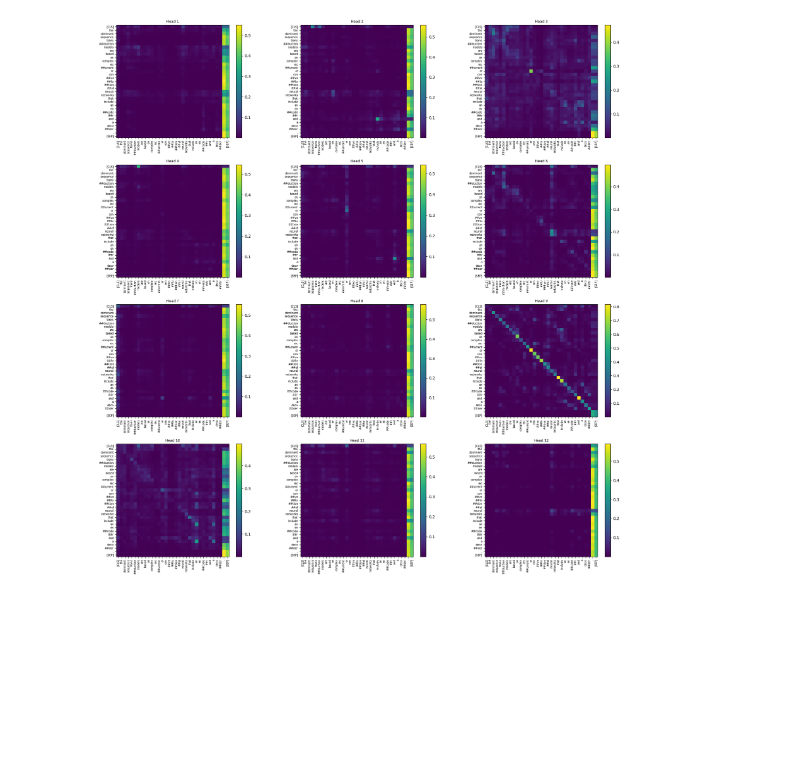
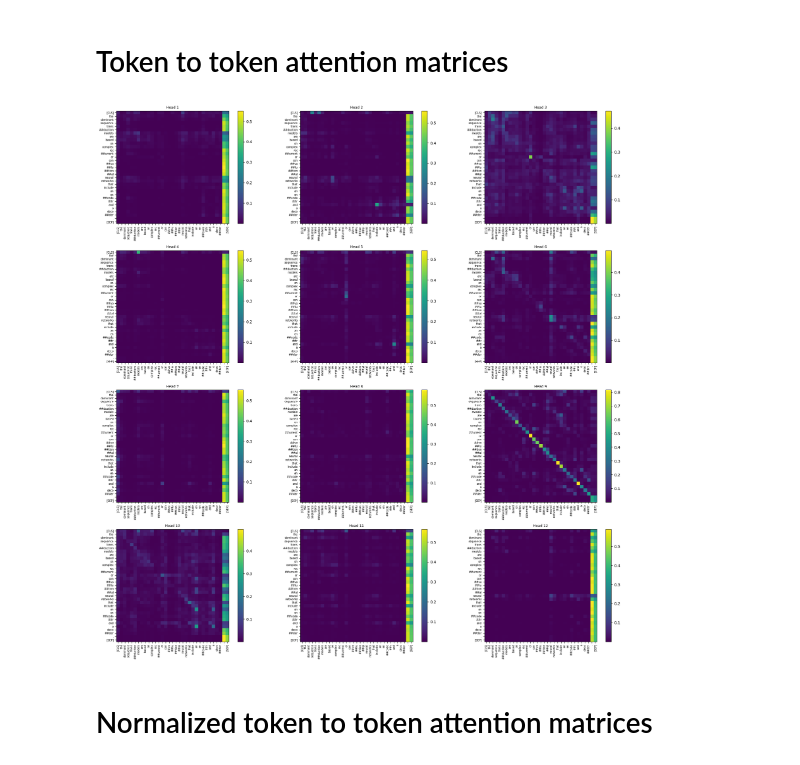
Before and after one commit to VDuchauffour/transformers-visualizer, a Jupyter notebook: examples/example.ipynb, the cells around one changed output. Cells and saved outputs as stored; diff of their text form; code cells hidden in the pictures; blank space fills up the shorter version.

Commit message:
Add attention matrices visualizers

```diff
--- a/examples/example.ipynb
+++ b/examples/example.ipynb
@@ -17,11 +19,15 @@ text =  "The dominant sequence transduction models are based on complex recurren
+# %% [markdown]
+# Token to token attention matrices
 # %%
 visualizer = TokenToTokenAttentions(model, tokenizer)
+# %%
+visualizer.set_device("cuda")
 # %%
-visualizer(text)
+visualizer.compute(text).plot()
+# %% [output]
+[figure, added]
-# %%
-visualizer.visualize()
-# %% [output]
-[figure, removed]
+# %% [markdown]
+# Normalized token to token attention matrices
 # %%
 visualizer = TokenToTokenNormalizedAttentions(model, tokenizer)
 # %%
```
Also changed, not shown: parts of 7 cells of this notebook, 16 other files.
